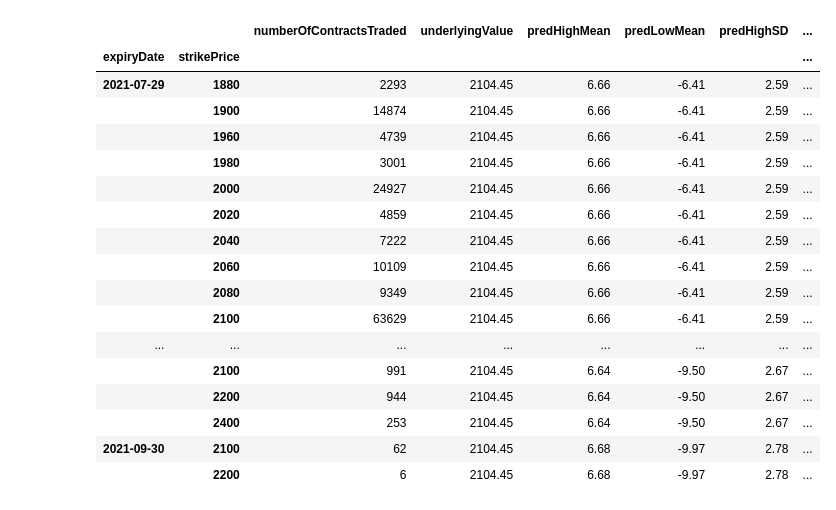
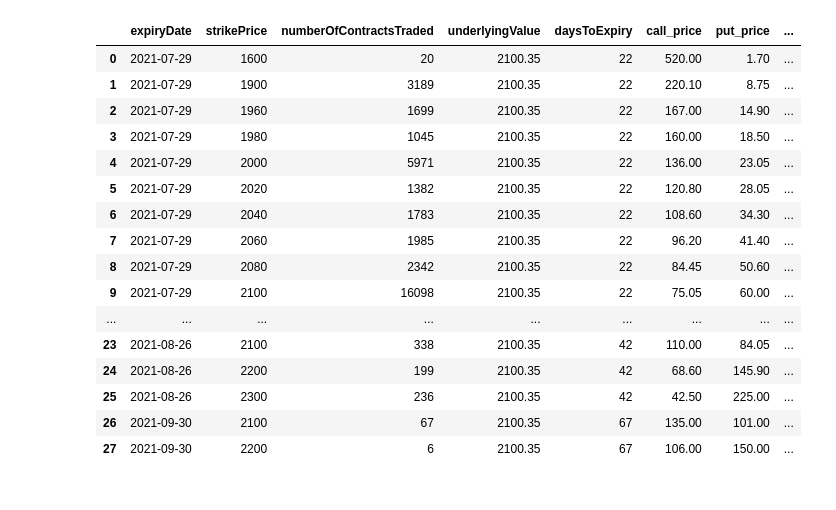
Before and after one commit to rahulspsec/JupyterNB_PortfolioTools, a Jupyter notebook: jupyter notebooks/Analysis/Options/Predictions.ipynb, the cells around one changed output. Drawn from its saved outputs; the diff is of its cells as text; code cells hidden in the pictures.

```diff
--- a/jupyter notebooks/Analysis/Options/Predictions.ipynb
+++ b/jupyter notebooks/Analysis/Options/Predictions.ipynb
@@ -196,6 +196,7 @@ for days in daysToExpiry:
     temp = {}
     temp['High'] = predict(df_High)
     temp['Low'] = predict(df_Low)
+    temp['DaysToExpiry'] = days
     forecast[expiryDates[i]] = temp
     i+=1
 # %%
@@ -246,56 +247,71 @@ def groupImpliedVolatility(data, optionType = 'Call'):
     try:
         return list(data[data['optionType'] == optionType]['impliedVolatility'].values)[0]
     except:
         return 0
 
+def calStdProbITM(breakEven, current, iv, expiry, optionType = 'CALL'):
+    delta = round(100-100*st.norm.cdf(np.log(breakEven/current)/(iv*.01 * np.sqrt(expiry/250))),2)
+    if optionType == 'CALL':
+        return delta
+    else:
+        return 100-delta
+
 # Append price ranges
 option_chain['predHighMean'] = option_chain['expiryDate'].apply(lambda x: forecast[x]['High']['Pred Value'])
 option_chain['predLowMean'] = option_chain['expiryDate'].apply(lambda x: forecast[x]['Low']['Pred Value'])
 option_chain['predHighSD'] = option_chain['expiryDate'].apply(lambda x: forecast[x]['High']['SD'])
 option_chain['predLowSD'] = option_chain['expiryDate'].apply(lambda x: forecast[x]['Low']['SD'])
+option_chain['daysToExpiry'] = option_chain['expiryDate'].apply(lambda x: forecast[x]['DaysToExpiry'])
 
 straddleDetails = option_chain.groupby(['expiryDate', 'strikePrice']).agg({'numberOfContractsTraded' : sum,
                                                                            'underlyingValue': max,
                                                                           'predHighMean': max,
                                                                           'predLowMean':max,
                                                                           'predHighSD':max,
-                                                                          'predLowSD':max})
+                                                                          'predLowSD':max,
+                                                                          'daysToExpiry':max})
 straddleDetails['call_price'] = option_chain.groupby(['expiryDate', 'strikePrice']).apply(callPrice)
 straddleDetails['put_price'] = option_chain.groupby(['expiryDate', 'strikePrice']).apply(putPrice)
 straddleDetails['cost'] = option_chain.groupby(['expiryDate', 'strikePrice']).apply(straddleCost)
 straddleDetails['breakeven_up'] = option_chain.groupby(['expiryDate', 'strikePrice']).apply(straddleBreakEven,'up')
 straddleDetails['breakeven_down'] = option_chain.groupby(['expiryDate', 'strikePrice']).apply(straddleBreakEven,'down')
 straddleDetails['breakeven_up_per'] = option_chain.groupby(['expiryDate', 'strikePrice']).apply(straddleBreakEven,'up', True)
 straddleDetails['breakeven_down_per'] = option_chain.groupby(['expiryDate', 'strikePrice']).apply(straddleBreakEven,'down', True)
 straddleDetails['iv_pe'] = option_chain.groupby(['expiryDate', 'strikePrice']).apply(groupImpliedVolatility,'Put')
 straddleDetails['iv_ce'] = option_chain.groupby(['expiryDate', 'strikePrice']).apply(groupImpliedVolatility,'Call')
 straddleDetails = straddleDetails[straddleDetails['numberOfContractsTraded'] > 0]
 straddleDetails = straddleDetails[straddleDetails['iv_ce'] > 0]
 straddleDetails = straddleDetails[straddleDetails['iv_pe'] > 0]
-straddleDetails['probUp'] = straddleDetails[['predHighMean', 'predHighSD','breakeven_up_per']].apply(lambda x: round(100-st.norm.cdf((x['breakeven_up_per'] - x['predHighMean'])/x['predHighSD'])*100,2), axis=1)
-straddleDetails['probDown'] = straddleDetails[['predLowMean', 'predLowSD','breakeven_down_per']].apply(lambda x: round(st.norm.cdf((x['breakeven_down_per'] - x['predLowMean'])/x['predLowSD'])*100,2), axis=1)
-straddleDetails['probStraddle'] = (straddleDetails['probUp'] + straddleDetails['probDown'])/2
-#straddleDetails = straddleDetails[straddleDetails.columns.drop(['predHighMean', 'predHighSD','predLowMean', 'predLowSD'])]
+
+straddleDetails = straddleDetails.reset_index()
+straddleDetails['probITMCall'] = straddleDetails[['strikePrice', 'call_price', 'underlyingValue', 'iv_ce', 'daysToExpiry']].apply(lambda x: calStdProbITM(x['strikePrice'] + x['call_price'],x['underlyingValue'],x['iv_ce'], x['daysToExpiry'], 'CALL'), axis=1)
+straddleDetails['probUpStd'] = straddleDetails[['breakeven_up', 'underlyingValue', 'iv_ce', 'daysToExpiry']].apply(lambda x: calStdProbITM(x['breakeven_up'],x['underlyingValue'],x['iv_ce'], x['daysToExpiry'], 'CALL'), axis=1)
+straddleDetails['probUpPredict'] = straddleDetails[['predHighMean', 'predHighSD','breakeven_up_per']].apply(lambda x: round(100-st.norm.cdf((x['breakeven_up_per'] - x['predHighMean'])/x['predHighSD'])*100,2), axis=1)
+straddleDetails['probITMPut'] = straddleDetails[['strikePrice', 'put_price', 'underlyingValue', 'iv_pe', 'daysToExpiry']].apply(lambda x: calStdProbITM(x['strikePrice'] - x['put_price'],x['underlyingValue'],x['iv_pe'], x['daysToExpiry'], 'PUT'), axis=1)
+straddleDetails['probDownStd'] = straddleDetails[['breakeven_down', 'underlyingValue', 'iv_pe', 'daysToExpiry']].apply(lambda x: calStdProbITM(x['breakeven_down'],x['underlyingValue'],x['iv_pe'], x['daysToExpiry'], 'PUT'), axis=1)
+straddleDetails['probDownPredict'] = straddleDetails[['predLowMean', 'predLowSD','breakeven_down_per']].apply(lambda x: round(st.norm.cdf((x['breakeven_down_per'] - x['predLowMean'])/x['predLowSD'])*100,2), axis=1)
+straddleDetails['probITMLongStraddle'] = (straddleDetails['probUpPredict'] + straddleDetails['probDownPredict'])/2
+straddleDetails['probITMLongStraddleStd'] = straddleDetails['probUpStd'] + straddleDetails['probDownStd']
+straddleDetails = straddleDetails[straddleDetails.columns.drop(['probUpStd', 'probUpPredict', 'probDownStd', 'probDownPredict', 'predHighMean', 'predHighSD','predLowMean', 'predLowSD'])]
 straddleDetails
 # %% [output]
-|  |  | numberOfContractsTraded | underlyingValue | predHighMean | predLowMean | predHighSD | ... |
-| expiryDate | strikePrice |  |  |  |  |  | ... |
-| 2021-07-29 | 1880 | 2293 | 2104.45 | 6.66 | -6.41 | 2.59 | ... |
-|  | 1900 | 14874 | 2104.45 | 6.66 | -6.41 | 2.59 | ... |
-|  | 1960 | 4739 | 2104.45 | 6.66 | -6.41 | 2.59 | ... |
-|  | 1980 | 3001 | 2104.45 | 6.66 | -6.41 | 2.59 | ... |
-|  | 2000 | 24927 | 2104.45 | 6.66 | -6.41 | 2.59 | ... |
-|  | 2020 | 4859 | 2104.45 | 6.66 | -6.41 | 2.59 | ... |
-|  | 2040 | 7222 | 2104.45 | 6.66 | -6.41 | 2.59 | ... |
-|  | 2060 | 10109 | 2104.45 | 6.66 | -6.41 | 2.59 | ... |
-|  | 2080 | 9349 | 2104.45 | 6.66 | -6.41 | 2.59 | ... |
-|  | 2100 | 63629 | 2104.45 | 6.66 | -6.41 | 2.59 | ... |
-| ... | ... | ... | ... | ... | ... | ... | ... |
-|  | 2100 | 991 | 2104.45 | 6.64 | -9.50 | 2.67 | ... |
-|  | 2200 | 944 | 2104.45 | 6.64 | -9.50 | 2.67 | ... |
-|  | 2400 | 253 | 2104.45 | 6.64 | -9.50 | 2.67 | ... |
-| 2021-09-30 | 2100 | 62 | 2104.45 | 6.68 | -9.97 | 2.78 | ... |
-|  | 2200 | 6 | 2104.45 | 6.68 | -9.97 | 2.78 | ... |
+|  | expiryDate | strikePrice | numberOfContractsTraded | underlyingValue | daysToExpiry | call_price | put_price | ... |
+| 0 | 2021-07-29 | 1600 | 20 | 2100.35 | 22 | 520.00 | 1.70 | ... |
+| 1 | 2021-07-29 | 1900 | 3189 | 2100.35 | 22 | 220.10 | 8.75 | ... |
+| 2 | 2021-07-29 | 1960 | 1699 | 2100.35 | 22 | 167.00 | 14.90 | ... |
+| 3 | 2021-07-29 | 1980 | 1045 | 2100.35 | 22 | 160.00 | 18.50 | ... |
+| 4 | 2021-07-29 | 2000 | 5971 | 2100.35 | 22 | 136.00 | 23.05 | ... |
+| 5 | 2021-07-29 | 2020 | 1382 | 2100.35 | 22 | 120.80 | 28.05 | ... |
+| 6 | 2021-07-29 | 2040 | 1783 | 2100.35 | 22 | 108.60 | 34.30 | ... |
+| 7 | 2021-07-29 | 2060 | 1985 | 2100.35 | 22 | 96.20 | 41.40 | ... |
+| 8 | 2021-07-29 | 2080 | 2342 | 2100.35 | 22 | 84.45 | 50.60 | ... |
+| 9 | 2021-07-29 | 2100 | 16098 | 2100.35 | 22 | 75.05 | 60.00 | ... |
+| ... | ... | ... | ... | ... | ... | ... | ... | ... |
+| 23 | 2021-08-26 | 2100 | 338 | 2100.35 | 42 | 110.00 | 84.05 | ... |
+| 24 | 2021-08-26 | 2200 | 199 | 2100.35 | 42 | 68.60 | 145.90 | ... |
+| 25 | 2021-08-26 | 2300 | 236 | 2100.35 | 42 | 42.50 | 225.00 | ... |
+| 26 | 2021-09-30 | 2100 | 67 | 2100.35 | 67 | 135.00 | 101.00 | ... |
+| 27 | 2021-09-30 | 2200 | 6 | 2100.35 | 67 | 106.00 | 150.00 | ... |
 # %%
 expiryDates.sort()
 rows = round(len(expiryDates)/2)
```
Also changed, not shown: parts of 12 cells of this notebook, 11 other files.
